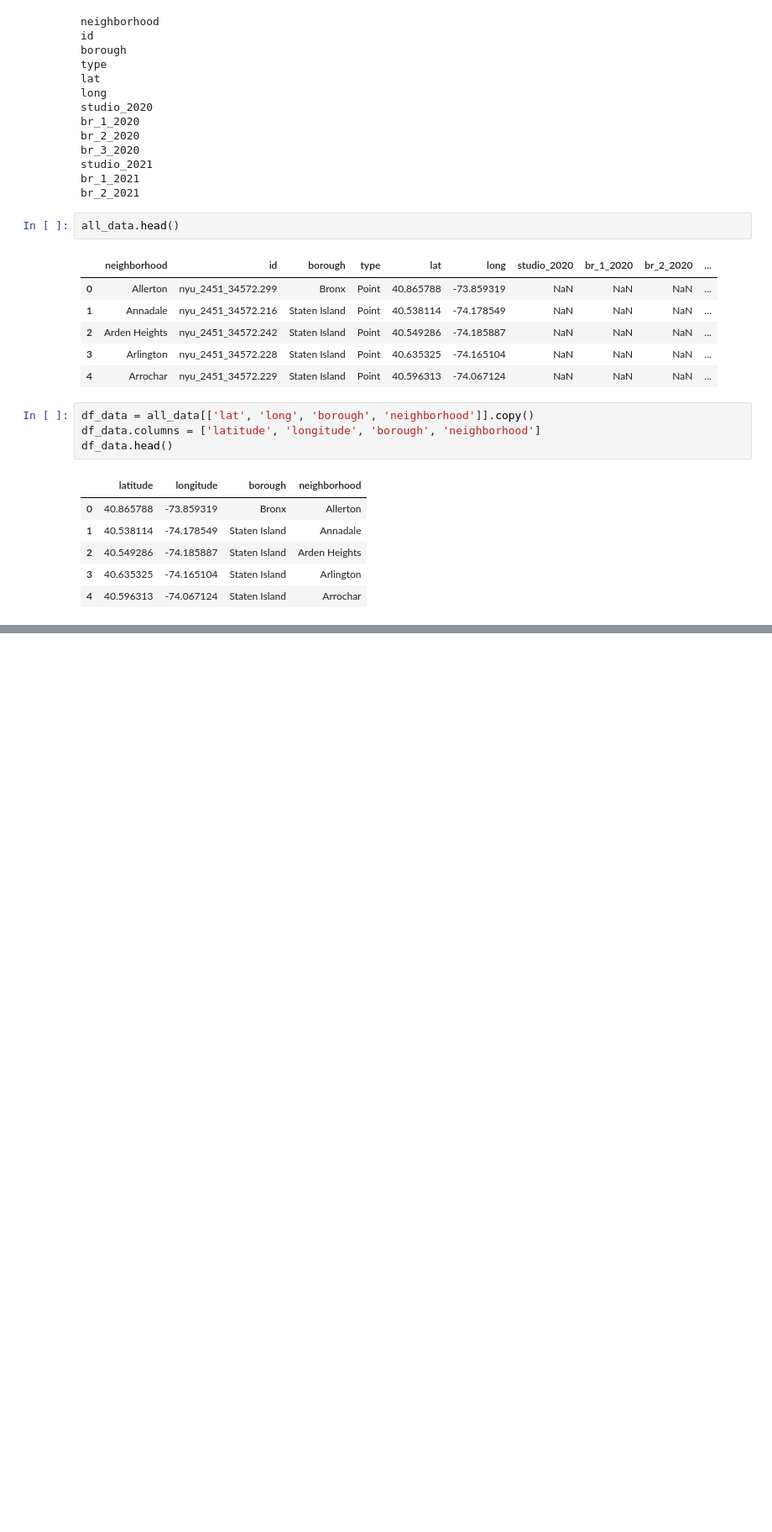
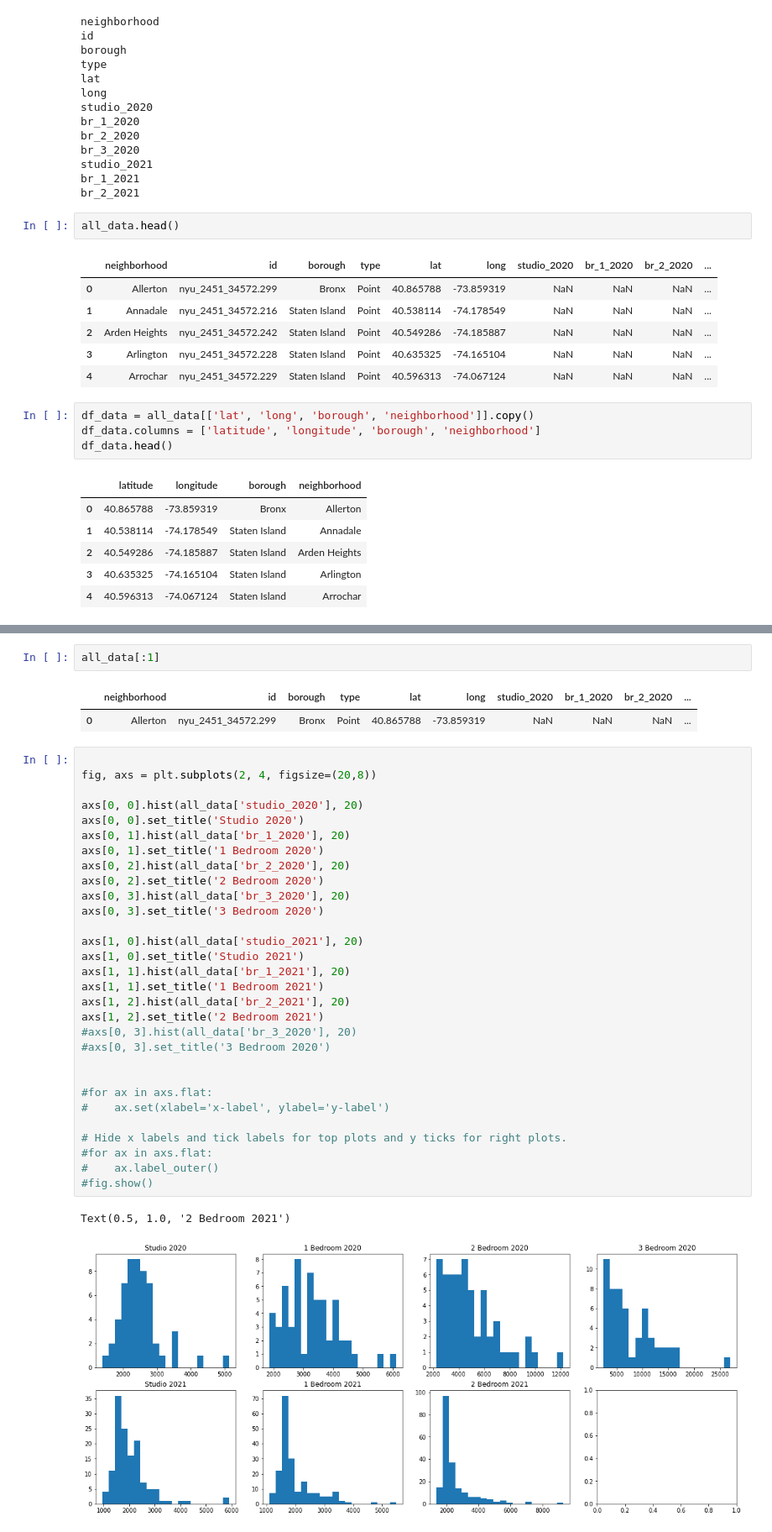
Before and after one commit to Magmafish/Midterm_Project, a Jupyter notebook: HousePrices.ipynb, the cells around one changed output, grey strips where cells are left out. Shown: that part at 84% size. Saved outputs shown, nothing was run; the diff lists cells and outputs as text; blank space fills up the shorter version.

```diff
--- a/HousePrices.ipynb
+++ b/HousePrices.ipynb
@@ -140,3 +141,41 @@ map_newyork
 # %% [output]
 The geograpical coordinate of New York City are 40.7127281, -74.0060152.
 [interactive output not drawn]
+# %%
+all_data[:1]
+# %% [output]
+|  | neighborhood | id | borough | type | lat | long | studio_2020 | br_1_2020 | br_2_2020 | ... |
+| 0 | Allerton | nyu_2451_34572.299 | Bronx | Point | 40.865788 | -73.859319 | NaN | NaN | NaN | ... |
+# %%
+
+fig, axs = plt.subplots(2, 4, figsize=(20,8))
+
+axs[0, 0].hist(all_data['studio_2020'], 20)
+axs[0, 0].set_title('Studio 2020')
+axs[0, 1].hist(all_data['br_1_2020'], 20)
+axs[0, 1].set_title('1 Bedroom 2020')
+axs[0, 2].hist(all_data['br_2_2020'], 20)
+axs[0, 2].set_title('2 Bedroom 2020')
+axs[0, 3].hist(all_data['br_3_2020'], 20)
+axs[0, 3].set_title('3 Bedroom 2020')
+
+axs[1, 0].hist(all_data['studio_2021'], 20)
+axs[1, 0].set_title('Studio 2021')
+axs[1, 1].hist(all_data['br_1_2021'], 20)
+axs[1, 1].set_title('1 Bedroom 2021')
+axs[1, 2].hist(all_data['br_2_2021'], 20)
+axs[1, 2].set_title('2 Bedroom 2021')
+#axs[0, 3].hist(all_data['br_3_2020'], 20)
+#axs[0, 3].set_title('3 Bedroom 2020')
+
+
+#for ax in axs.flat:
+#    ax.set(xlabel='x-label', ylabel='y-label')
+
+# Hide x labels and tick labels for top plots and y ticks for right plots.
+#for ax in axs.flat:
+#    ax.label_outer()
+#fig.show()
+# %% [output]
+Text(0.5, 1.0, '2 Bedroom 2021')
+[figure, added]
```
Also changed, not shown: parts of 5 cells of this notebook, 3 other files.
